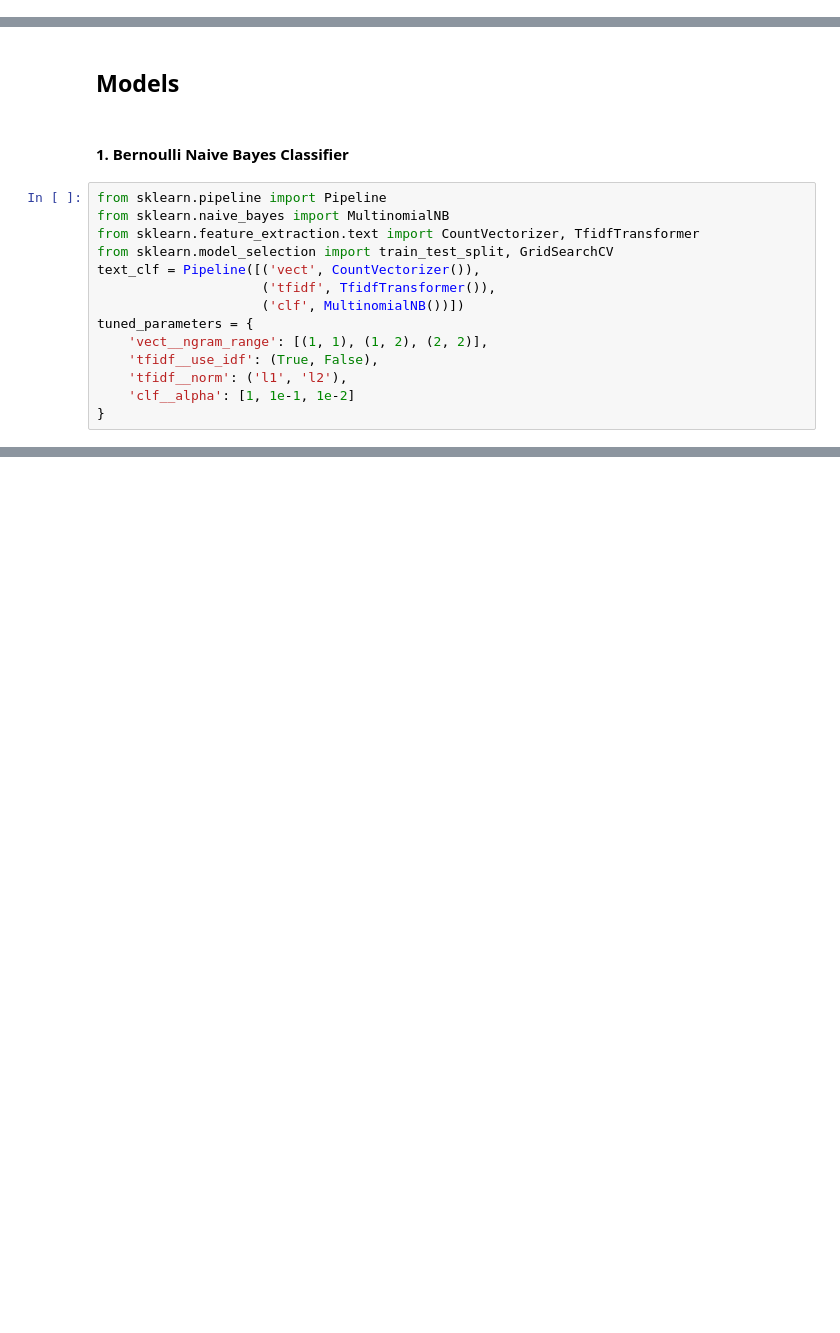
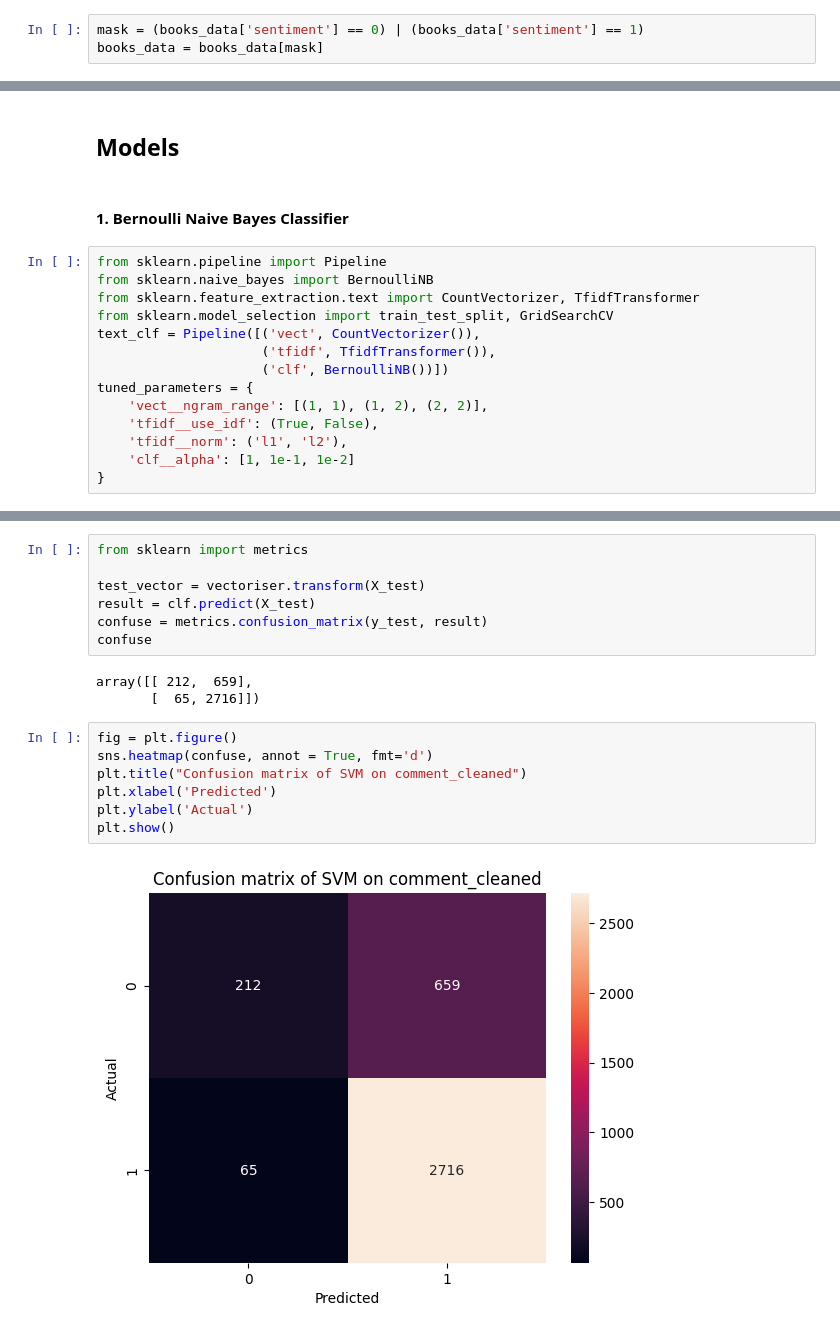
Before and after one commit to hungryx/CZ4034, a Jupyter notebook: classification/bernoulli_naive_bayes.ipynb, the cells around one changed output, grey strips where cells are left out. Saved outputs shown, nothing was run; the diff lists cells and outputs as text; blank space fills up the shorter version.

```diff
--- a/classification/bernoulli_naive_bayes.ipynb
+++ b/classification/bernoulli_naive_bayes.ipynb
@@ -41,3 +50,6 @@ books_data.head()
+# %%
+mask = (books_data['sentiment'] == 0) | (books_data['sentiment'] == 1)
+books_data = books_data[mask]
 # %%
 X = books_data.comment_text
 y = books_data.sentiment
@@ -61,12 +73,12 @@ X_test_vectorized  = vectoriser.transform(X_test)
 #### 1. Bernoulli Naive Bayes Classifier
 # %%
 from sklearn.pipeline import Pipeline
-from sklearn.naive_bayes import MultinomialNB
+from sklearn.naive_bayes import BernoulliNB
 from sklearn.feature_extraction.text import CountVectorizer, TfidfTransformer
 from sklearn.model_selection import train_test_split, GridSearchCV
 text_clf = Pipeline([('vect', CountVectorizer()),
                      ('tfidf', TfidfTransformer()),
-                     ('clf', MultinomialNB())])
+                     ('clf', BernoulliNB())])
 tuned_parameters = {
     'vect__ngram_range': [(1, 1), (1, 2), (2, 2)],
     'tfidf__use_idf': (True, False),
@@ -91,0 +107,19 @@ weighted avg     0.5749    0.5799    0.5750      1847
+# %%
+from sklearn import metrics
+
+test_vector = vectoriser.transform(X_test)
+result = clf.predict(X_test)
+confuse = metrics.confusion_matrix(y_test, result)
+confuse
+# %% [output]
+array([[ 212,  659],
+       [  65, 2716]])
+# %%
+fig = plt.figure()
+sns.heatmap(confuse, annot = True, fmt='d')
+plt.title("Confusion matrix of SVM on comment_cleaned")
+plt.xlabel('Predicted')
+plt.ylabel('Actual')
+plt.show()
+# %% [output]
+[figure, added]
```
Also changed, not shown: parts of 6 cells of this notebook, 7 other files.
